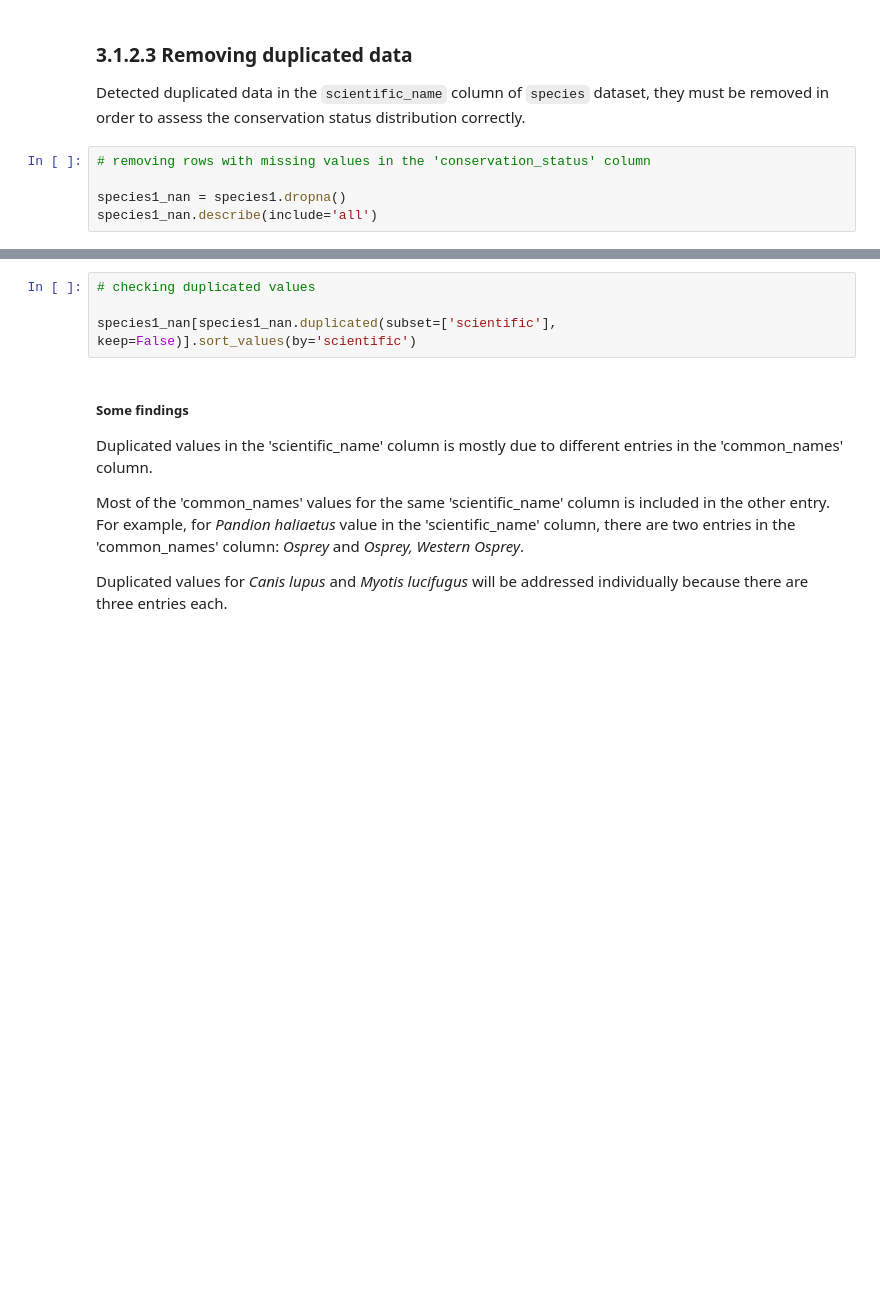
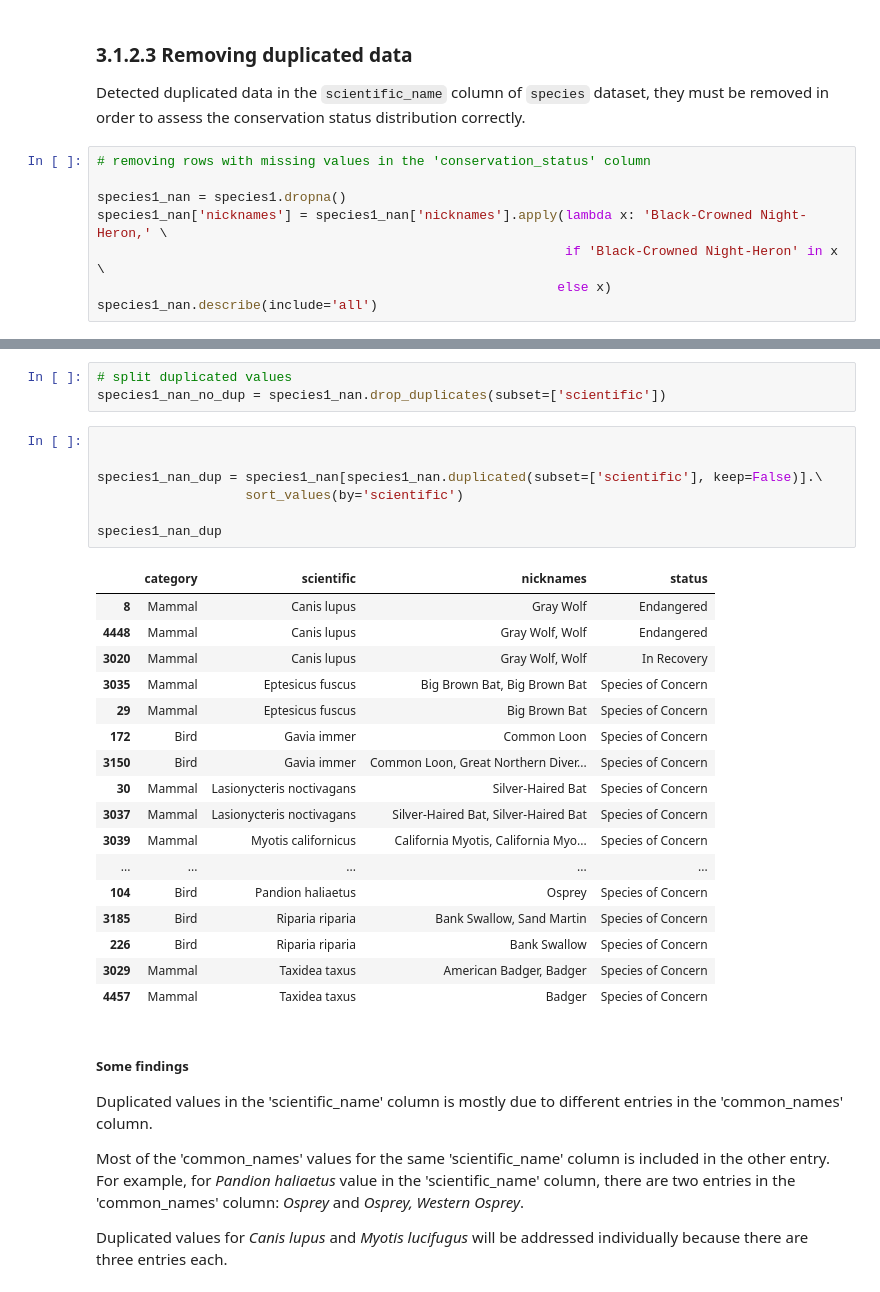
Before and after one commit to ElianeSato/biodiversity, a Jupyter notebook: biodiversity.ipynb, the cells around one changed output, grey strips where cells are left out. Saved outputs shown, nothing was run; the diff lists cells and outputs as text; blank space fills up the shorter version.

Commit message:
Keep dealing with duplicates in the species dataset

```diff
--- a/biodiversity.ipynb
+++ b/biodiversity.ipynb
@@ -186,4 +344,7 @@ Detected duplicated data in the `scientific_name` column of `species` dataset, t
 # removing rows with missing values in the 'conservation_status' column
 
 species1_nan = species1.dropna()
+species1_nan['nicknames'] = species1_nan['nicknames'].apply(lambda x: 'Black-Crowned Night-Heron,' \
+                                                            if 'Black-Crowned Night-Heron' in x \
+                                                           else x)
 species1_nan.describe(include='all')
@@ -190,7 +362,31 @@ species1_nan.describe(include='all')
+# %%
+# split duplicated values
+species1_nan_no_dup = species1_nan.drop_duplicates(subset=['scientific'])
 # %%
-# checking duplicated values
 
-species1_nan[species1_nan.duplicated(subset=['scientific'], keep=False)].sort_values(by='scientific')
+
+species1_nan_dup = species1_nan[species1_nan.duplicated(subset=['scientific'], keep=False)].\
+                   sort_values(by='scientific')
+
+species1_nan_dup
+# %% [output]
+|  | category | scientific | nicknames | status |
+| 8 | Mammal | Canis lupus | Gray Wolf | Endangered |
+| 4448 | Mammal | Canis lupus | Gray Wolf, Wolf | Endangered |
+| 3020 | Mammal | Canis lupus | Gray Wolf, Wolf | In Recovery |
+| 3035 | Mammal | Eptesicus fuscus | Big Brown Bat, Big Brown Bat | Species of Concern |
+| 29 | Mammal | Eptesicus fuscus | Big Brown Bat | Species of Concern |
+| 172 | Bird | Gavia immer | Common Loon | Species of Concern |
+| 3150 | Bird | Gavia immer | Common Loon, Great Northern Diver... | Species of Concern |
+| 30 | Mammal | Lasionycteris noctivagans | Silver-Haired Bat | Species of Concern |
+| 3037 | Mammal | Lasionycteris noctivagans | Silver-Haired Bat, Silver-Haired Bat | Species of Concern |
+| 3039 | Mammal | Myotis californicus | California Myotis, California Myo... | Species of Concern |
+| ... | ... | ... | ... | ... |
+| 104 | Bird | Pandion haliaetus | Osprey | Species of Concern |
+| 3185 | Bird | Riparia riparia | Bank Swallow, Sand Martin | Species of Concern |
+| 226 | Bird | Riparia riparia | Bank Swallow | Species of Concern |
+| 3029 | Mammal | Taxidea taxus | American Badger, Badger | Species of Concern |
+| 4457 | Mammal | Taxidea taxus | Badger | Species of Concern |
 # %% [markdown]
 ##### Some findings
 
```
Also changed, not shown: parts of 20 cells of this notebook.
